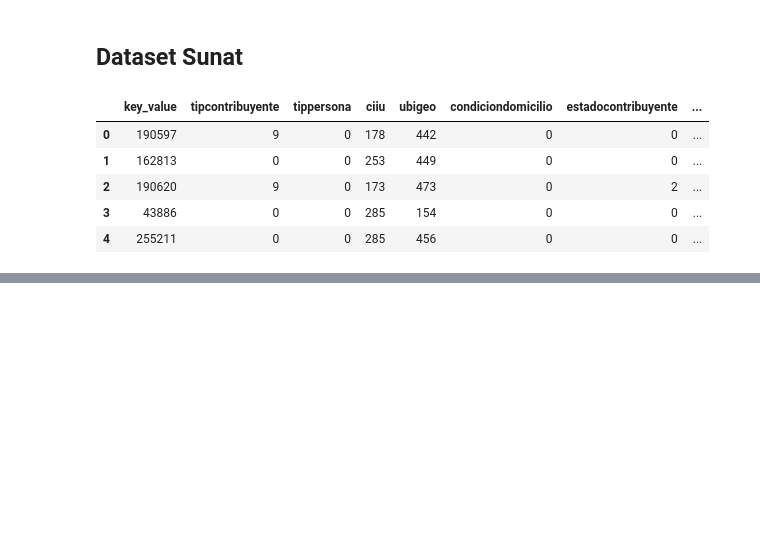
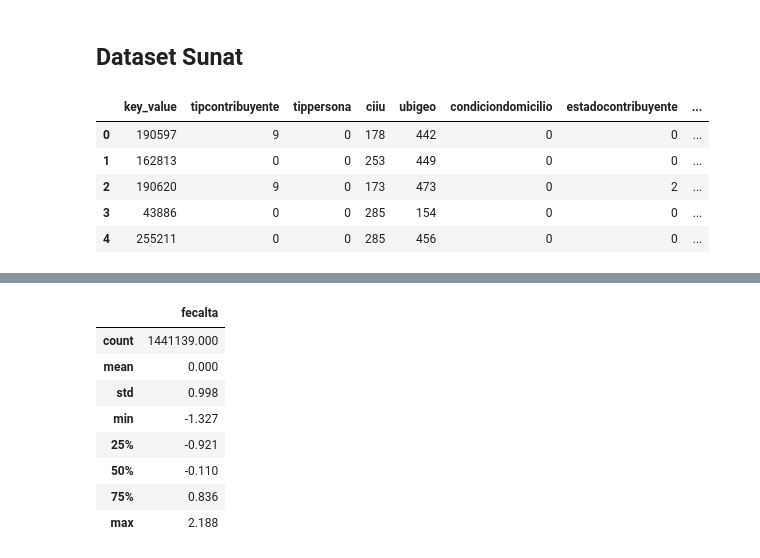
Before and after one commit to mlaricobar/solution-datathon-interbank-2020, a Jupyter notebook: [02] EDA - Datasets.ipynb, the cells around one changed output, grey strips where cells are left out. Saved outputs shown, nothing was run; the diff lists cells and outputs as text; code cells hidden in the pictures; blank space fills up the shorter version.

```diff
--- a/[02] EDA - Datasets.ipynb
+++ b/[02] EDA - Datasets.ipynb
@@ -596,0 +642,12 @@ df_sunat_train.head()
+# %%
+round(df_sunat_train[["fecalta"]].describe(), 3)
+# %% [output]
+|  | fecalta |
+| count | 1441139.000 |
+| mean | 0.000 |
+| std | 0.998 |
+| min | -1.327 |
+| 25% | -0.921 |
+| 50% | -0.110 |
+| 75% | 0.836 |
+| max | 2.188 |
```
Also changed, not shown: parts of 12 cells of this notebook.
